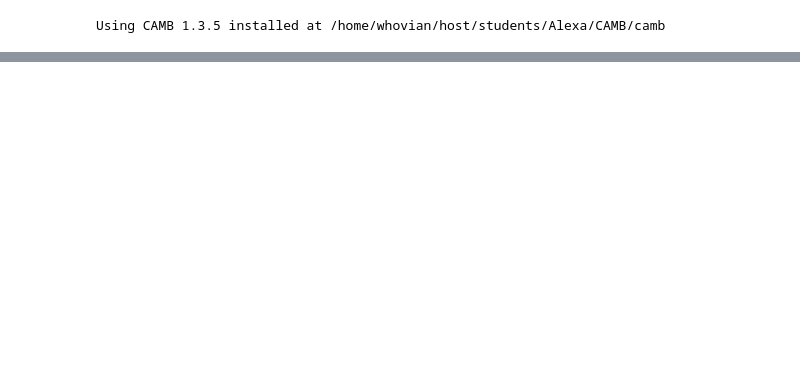
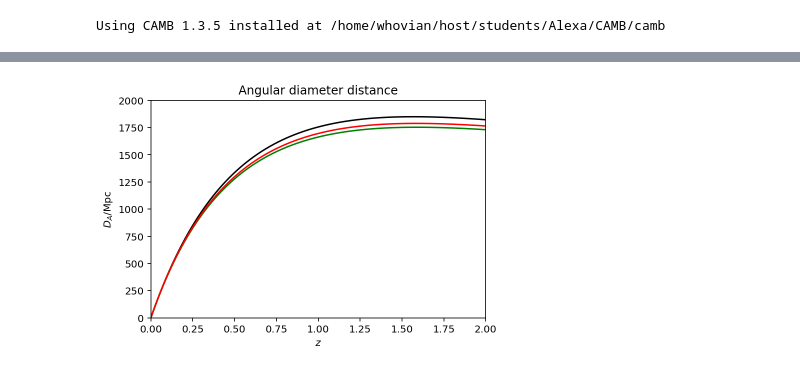
Before and after one commit to SBU-JAMES/CAMB, a Jupyter notebook: DarkEnergyTest.ipynb, the cells around one changed output, grey strips where cells are left out. Saved outputs shown, nothing was run; the diff lists cells and outputs as text; code cells hidden in the pictures; blank space fills up the shorter version.

```diff
--- a/DarkEnergyTest.ipynb
+++ b/DarkEnergyTest.ipynb
@@ -56,0 +57,14 @@ plt.title('Dark enery density');
+# %%
+DA = results.angular_diameter_distance(z)
+DA2 = results2.angular_diameter_distance(z)
+DA3 = results3.angular_diameter_distance(z)
+plt.plot(z, DA, color='k')
+plt.plot(z, DA2, color='g')
+plt.plot(z, DA3, color='r')
+plt.xlabel('$z$')
+plt.ylabel(r'$D_A /\rm{Mpc}$')
+plt.title('Angular diameter distance')
+plt.ylim([0,2000])
+plt.xlim([0,2]);
+# %% [output]
+[figure, added]
```
Also changed, not shown: parts of 5 cells of this notebook.
